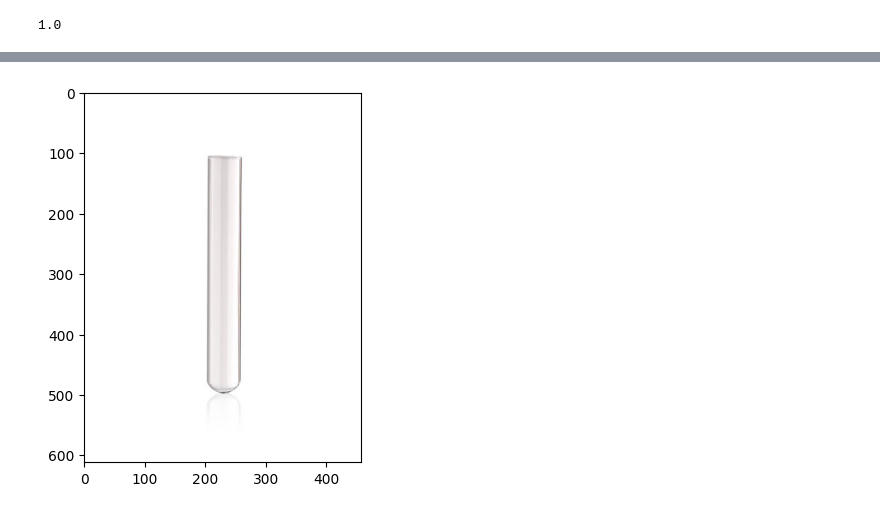
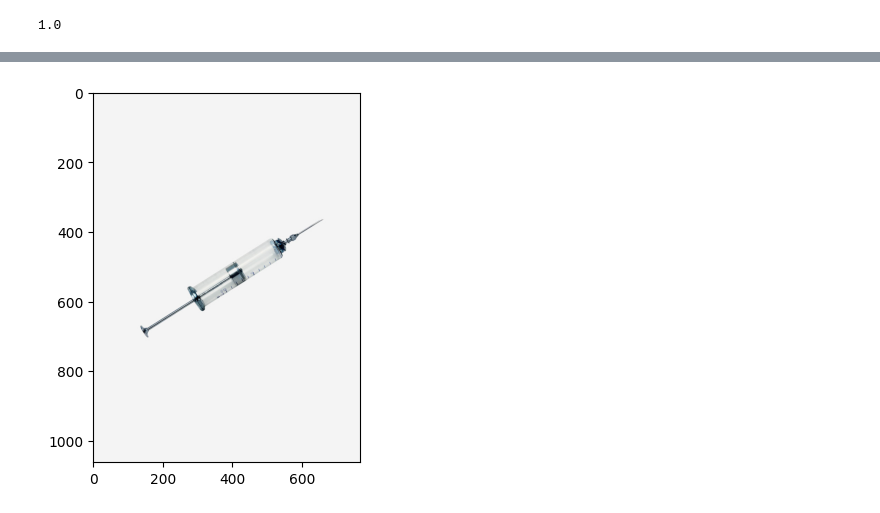
Before and after one commit to Bijoy-saha/MedicalWasteClassification, a Jupyter notebook: letsGo.ipynb, the cells around one changed output, grey strips where cells are left out. Cells and saved outputs as stored; diff of their text form; code cells hidden in the pictures.

```diff
--- a/letsGo.ipynb
+++ b/letsGo.ipynb
@@ -188,11 +181,11 @@ tf.Tensor(0.9797297, shape=(), dtype=float32) tf.Tensor(0.9797297, shape=(), dty
 # %%
 import cv2
 # %%
-img=cv2.imread('E:\yoy.jpg')
+img=cv2.imread('E:\syrin.jpg')
 plt.imshow(img)
 plt.show()
 # %% [output]
-[figure, old version]
+[figure, new version]
 # %%
 resize=tf.image.resize(img,(256,256))
 # %%
```
Also changed, not shown: parts of 19 cells of this notebook.
